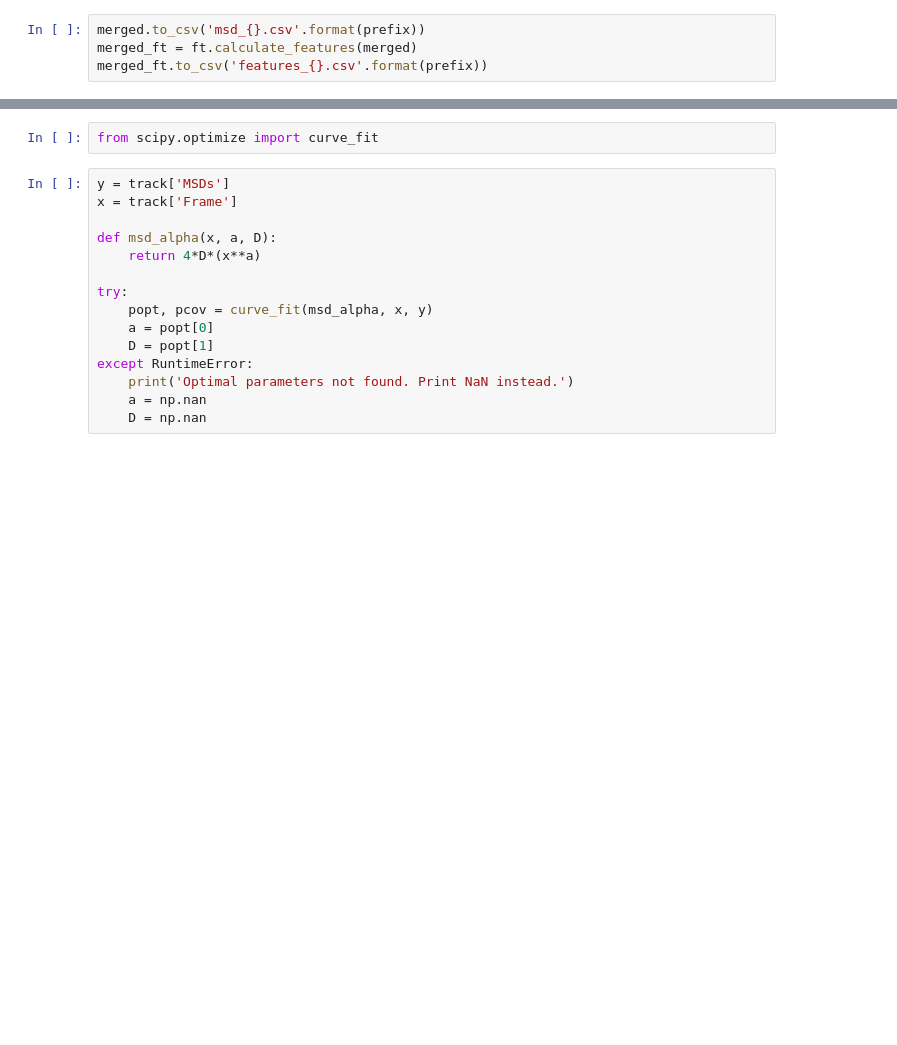
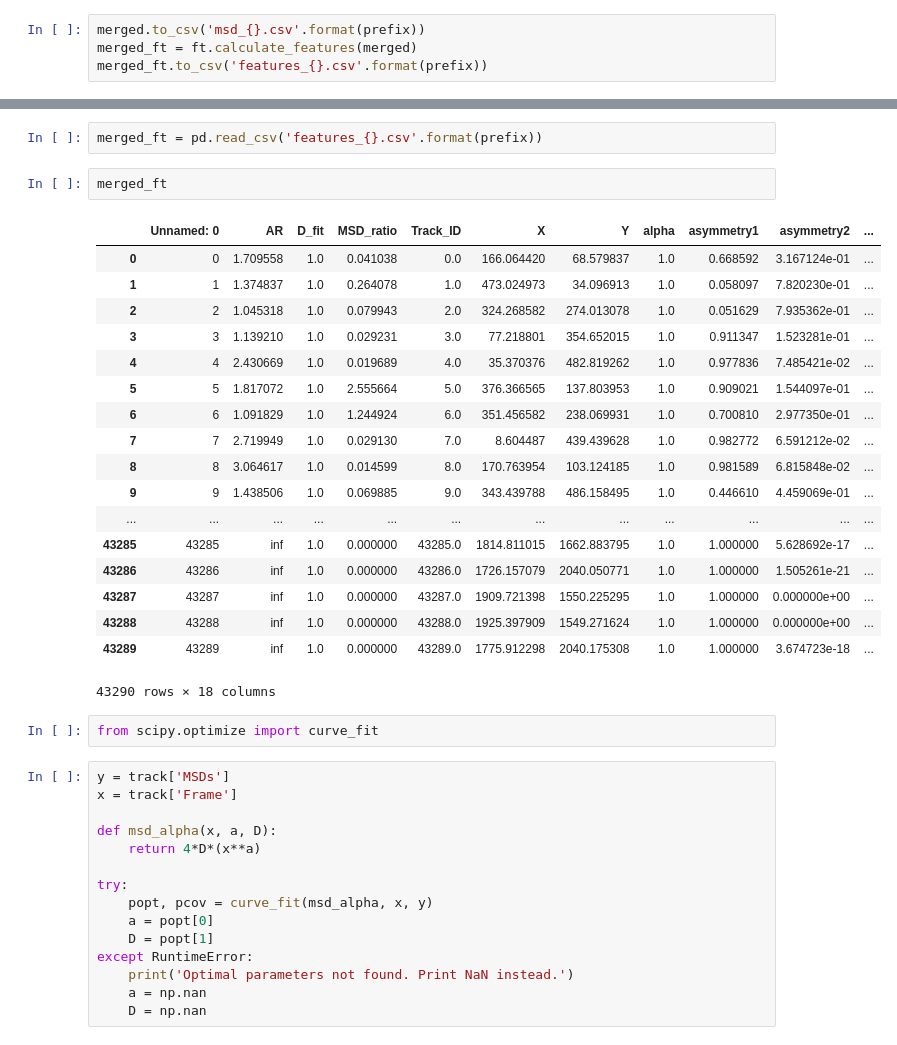
Before and after one commit to Nance-Lab/diff_classifier, a Jupyter notebook: notebooks/02_15_18_Merge_Images.ipynb, the cells around one changed output, grey strips where cells are left out. Cells and saved outputs as stored; diff of their text form; blank space fills up the shorter version.

```diff
--- a/notebooks/02_15_18_Merge_Images.ipynb
+++ b/notebooks/02_15_18_Merge_Images.ipynb
@@ -50,3 +48,26 @@ ft.alpha_calc(track)
+# %%
+merged_ft = pd.read_csv('features_{}.csv'.format(prefix))
+# %%
+merged_ft
+# %% [output]
+|  | Unnamed: 0 | AR | D_fit | MSD_ratio | Track_ID | X | Y | alpha | asymmetry1 | asymmetry2 | ... |
+| 0 | 0 | 1.709558 | 1.0 | 0.041038 | 0.0 | 166.064420 | 68.579837 | 1.0 | 0.668592 | 3.167124e-01 | ... |
+| 1 | 1 | 1.374837 | 1.0 | 0.264078 | 1.0 | 473.024973 | 34.096913 | 1.0 | 0.058097 | 7.820230e-01 | ... |
+| 2 | 2 | 1.045318 | 1.0 | 0.079943 | 2.0 | 324.268582 | 274.013078 | 1.0 | 0.051629 | 7.935362e-01 | ... |
+| 3 | 3 | 1.139210 | 1.0 | 0.029231 | 3.0 | 77.218801 | 354.652015 | 1.0 | 0.911347 | 1.523281e-01 | ... |
+| 4 | 4 | 2.430669 | 1.0 | 0.019689 | 4.0 | 35.370376 | 482.819262 | 1.0 | 0.977836 | 7.485421e-02 | ... |
+| 5 | 5 | 1.817072 | 1.0 | 2.555664 | 5.0 | 376.366565 | 137.803953 | 1.0 | 0.909021 | 1.544097e-01 | ... |
+| 6 | 6 | 1.091829 | 1.0 | 1.244924 | 6.0 | 351.456582 | 238.069931 | 1.0 | 0.700810 | 2.977350e-01 | ... |
+| 7 | 7 | 2.719949 | 1.0 | 0.029130 | 7.0 | 8.604487 | 439.439628 | 1.0 | 0.982772 | 6.591212e-02 | ... |
+| 8 | 8 | 3.064617 | 1.0 | 0.014599 | 8.0 | 170.763954 | 103.124185 | 1.0 | 0.981589 | 6.815848e-02 | ... |
+| 9 | 9 | 1.438506 | 1.0 | 0.069885 | 9.0 | 343.439788 | 486.158495 | 1.0 | 0.446610 | 4.459069e-01 | ... |
+| ... | ... | ... | ... | ... | ... | ... | ... | ... | ... | ... | ... |
+| 43285 | 43285 | inf | 1.0 | 0.000000 | 43285.0 | 1814.811015 | 1662.883795 | 1.0 | 1.000000 | 5.628692e-17 | ... |
+| 43286 | 43286 | inf | 1.0 | 0.000000 | 43286.0 | 1726.157079 | 2040.050771 | 1.0 | 1.000000 | 1.505261e-21 | ... |
+| 43287 | 43287 | inf | 1.0 | 0.000000 | 43287.0 | 1909.721398 | 1550.225295 | 1.0 | 1.000000 | 0.000000e+00 | ... |
+| 43288 | 43288 | inf | 1.0 | 0.000000 | 43288.0 | 1925.397909 | 1549.271624 | 1.0 | 1.000000 | 0.000000e+00 | ... |
+| 43289 | 43289 | inf | 1.0 | 0.000000 | 43289.0 | 1775.912298 | 2040.175308 | 1.0 | 1.000000 | 3.674723e-18 | ... |
+43290 rows × 18 columns
 # %%
 from scipy.optimize import curve_fit
 # %%
```
Also changed, not shown: parts of 9 cells of this notebook, 8 other files.
